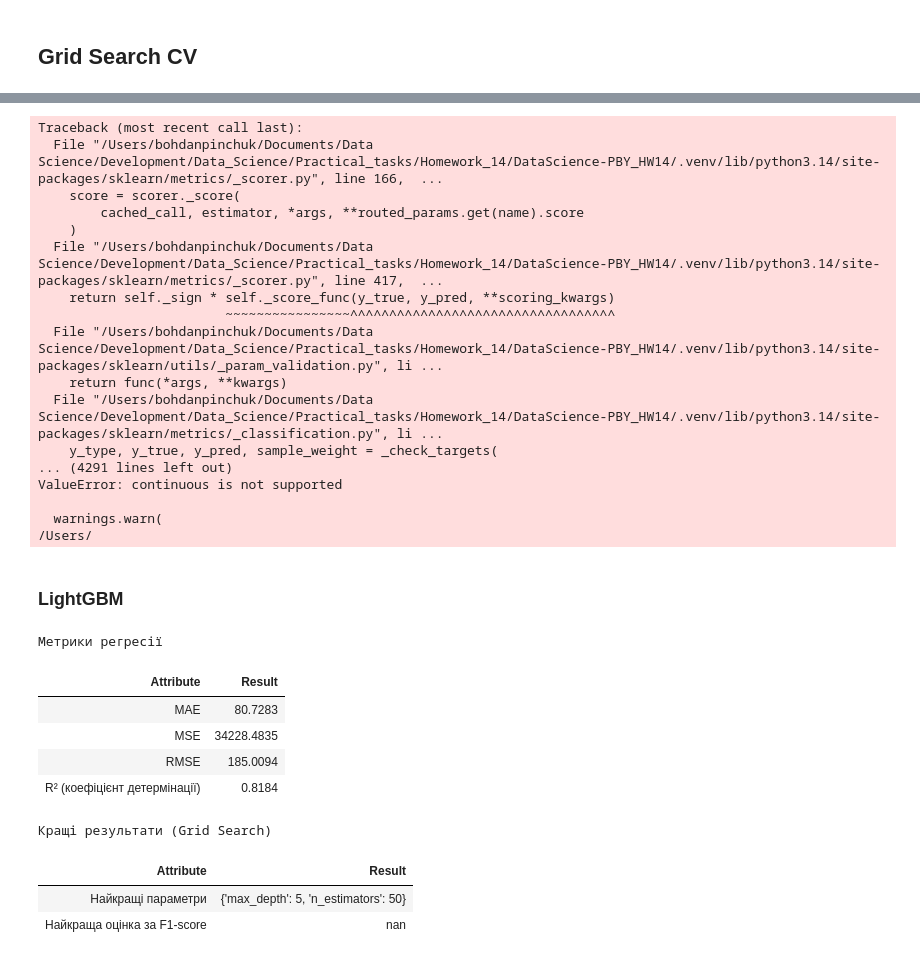
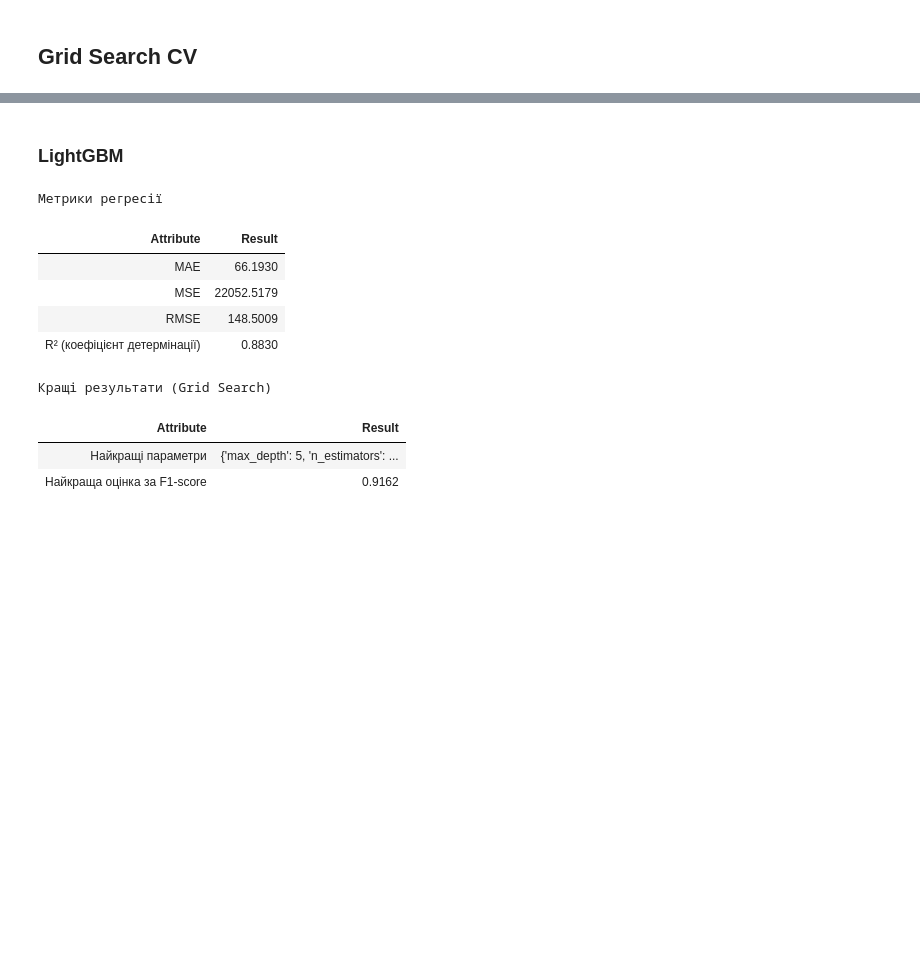
Before and after one commit to BogdanPinchuk/DataScience-PBY_HW14, a Jupyter notebook: Bohdan_Pinchuk_DS_HW14.ipynb, the cells around one changed output, grey strips where cells are left out. Cells and saved outputs as stored; diff of their text form; code cells hidden in the pictures; blank space fills up the shorter version.

```diff
--- a/Bohdan_Pinchuk_DS_HW14.ipynb
+++ b/Bohdan_Pinchuk_DS_HW14.ipynb
@@ -2315,19 +2315,19 @@ from sklearn.model_selection import KFold, GridSearchCV
 # Input data
 rng_seed = 42
 n_splits = 3
-load_model = False
+load_model = True
 model_file_name = "resources/fish_market_grid_xgboost_r.model"
 file_path = Path(model_file_name)
 
-accuracy_name = "accuracy"
-precision_name = "precision"
-recall_name = "recall"
-f1_name = "f1"
+mae_name = "neg_mean_absolute_error"
+mse_name = "neg_mean_squared_error"
+rmse_name = "neg_root_mean_squared_error"
+r2_name = "r2"
 scorings = {
-    'accuracy': accuracy_name,
-    'precision': precision_name,
-    'recall': recall_name,
-    'f1': f1_name,
+    'mae': mae_name,
+    'mse': mse_name,
+    'rmse': rmse_name,
+    'r2': r2_name,
 }
 grid_params = {
     'n_estimators': [50, 100, 200, 300, 500],
@@ -2345,7 +2345,7 @@ else:
                                grid_params,
                                cv=kf,
                                scoring=scorings,
-                               refit=f1_name,
+                               refit=r2_name,
                                n_jobs=-1)
     grid_search.fit(X_train_ohe, Y_train_ohe, verbose=0)
     # save model
@@ -2405,19 +2388,19 @@ from sklearn.model_selection import KFold, GridSearchCV
 # Input data
 rng_seed = 42
 n_splits = 3
-load_model = False
+load_model = True
 model_file_name = "resources/fish_market_grid_lightgbm_r.model"
 file_path = Path(model_file_name)
 
-accuracy_name = "accuracy"
-precision_name = "precision"
-recall_name = "recall"
-f1_name = "f1"
+mae_name = "neg_mean_absolute_error"
+mse_name = "neg_mean_squared_error"
+rmse_name = "neg_root_mean_squared_error"
+r2_name = "r2"
 scorings = {
-    'accuracy': accuracy_name,
-    'precision': precision_name,
-    'recall': recall_name,
-    'f1': f1_name,
+    'mae': mae_name,
+    'mse': mse_name,
+    'rmse': rmse_name,
+    'r2': r2_name,
 }
 grid_params = {
     'n_estimators': [50, 100, 200, 300, 500],
@@ -2429,61 +2412,44 @@ grid_params = {
 if load_model and file_path.exists():
     grid_search = joblib.load(model_file_name)
 else:
     kf = KFold(n_splits=n_splits, shuffle=True, random_state=rng_seed)
     grid_model = LGBMRegressor(learning_rate=0.05, random_state=rng_seed, verbose=-1)
     grid_search = GridSearchCV(grid_model,
                                grid_params,
                                cv=kf,
                                scoring=scorings,
-                               refit=f1_name,
+                               refit=r2_name,
                                n_jobs=-1)
     grid_search.fit(X_train, Y_train, categorical_feature=col_cat_type)
     # save model
     joblib.dump(grid_search, model_file_name)
 
 # scores = grid_search.cv_results_
 
 best_grid_model = grid_search.best_estimator_
 Y_pred_lightgbm = best_grid_model.predict(X_test)
 
 rp = rpt.Reporter()
 rp.tolerance = 4
 rp.add_item("Найкращі параметри", str(grid_search.best_params_))
 rp.add_item("Найкраща оцінка за F1-score", rp.format_value(grid_search.best_score_))
 
 # Print results
 display(Markdown(f"### LightGBM"))
 df_lightgbm_r = mn.calc_regres_metrics(Y_test, Y_pred_lightgbm)
 rp.print_pd_report(f"Кращі результати (Grid Search)")
 # %% [output]
+### LightGBM
-Traceback (most recent call last):
-  File "/Users/bohdanpinchuk/Documents/Data Science/Development/Data_Science/Practical_tasks/Homework_14/DataScience-PBY_HW14/.venv/lib/python3.14/site-packages/sklearn/metrics/_scorer.py", line 166,  ...
-    score = scorer._score(
-        cached_call, estimator, *args, **routed_params.get(name).score
-    )
-  File "/Users/bohdanpinchuk/Documents/Data Science/Development/Data_Science/Practical_tasks/Homework_14/DataScience-PBY_HW14/.venv/lib/python3.14/site-packages/sklearn/metrics/_scorer.py", line 417,  ...
-    return self._sign * self._score_func(y_true, y_pred, **scoring_kwargs)
-                        ~~~~~~~~~~~~~~~~^^^^^^^^^^^^^^^^^^^^^^^^^^^^^^^^^^
-  File "/Users/bohdanpinchuk/Documents/Data Science/Development/Data_Science/Practical_tasks/Homework_14/DataScience-PBY_HW14/.venv/lib/python3.14/site-packages/sklearn/utils/_param_validation.py", li ...
-    return func(*args, **kwargs)
-  File "/Users/bohdanpinchuk/Documents/Data Science/Development/Data_Science/Practical_tasks/Homework_14/DataScience-PBY_HW14/.venv/lib/python3.14/site-packages/sklearn/metrics/_classification.py", li ...
-    y_type, y_true, y_pred, sample_weight = _check_targets(
-... (4291 lines left out)
-ValueError: continuous is not supported
-
-  warnings.warn(
-/Users/
+Метрики регресії
-### LightGBM
+| Attribute | Result |
+| MAE | 66.1930 |
+| MSE | 22052.5179 |
+| RMSE | 148.5009 |
+| R² (коефіцієнт детермінації) | 0.8830 |
-Метрики регресії
+Кращі результати (Grid Search)
-| Attribute | Result |
-| MAE | 80.7283 |
-| MSE | 34228.4835 |
-| RMSE | 185.0094 |
-| R² (коефіцієнт детермінації) | 0.8184 |
-Кращі результати (Grid Search)
 | Attribute | Result |
-| Найкращі параметри | {'max_depth': 5, 'n_estimators': 50} |
-| Найкраща оцінка за F1-score | nan |
+| Найкращі параметри | {'max_depth': 5, 'n_estimators': ... |
+| Найкраща оцінка за F1-score | 0.9162 |
 # %%
 # CatBoost
 
```
Also changed, not shown: parts of 4 cells of this notebook, 2 other files.
